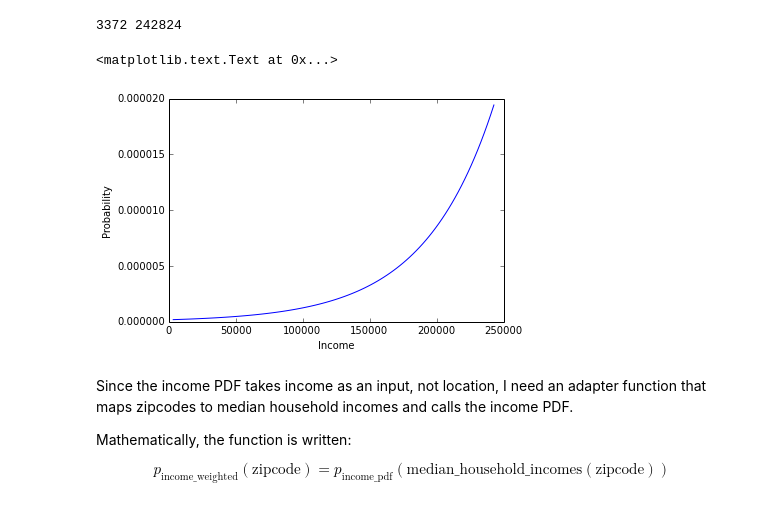
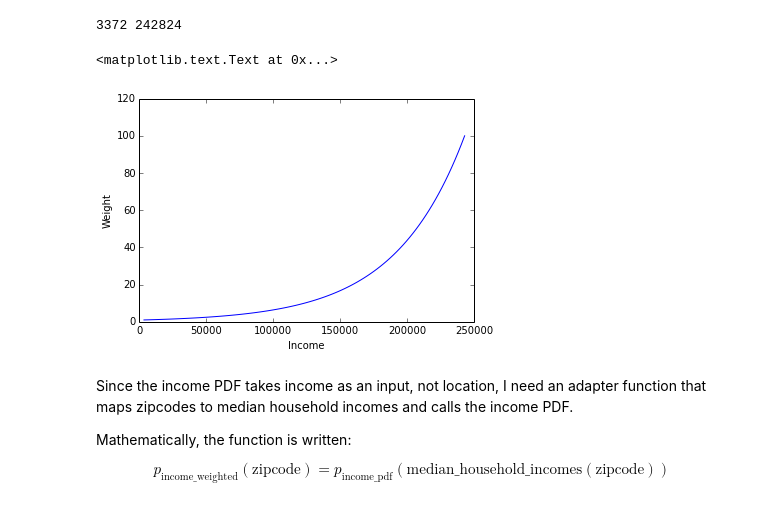
Before and after one commit to rnowling/bigpetstore-data-generator, a Jupyter notebook: notebooks/MonteCarloExample.ipynb, the cells around one changed output. Saved outputs shown, nothing was run; the diff lists cells and outputs as text; code cells hidden in the pictures.

```diff
--- a/notebooks/MonteCarloExample.ipynb
+++ b/notebooks/MonteCarloExample.ipynb
@@ -253,16 +252,16 @@ $$\textrm{min_income} = \min_i{\textrm{median_household_incomes}(i)}$$
 
 $$\textrm{max_income} = \max_i{\textrm{median_household_incomes}(i)}$$
 # %%
-class IncomePDF(object):
-    def __init__(self, table, scaling_factor=100.0):
-        self.max_income = table["median_household_income"].max()
-        self.min_income = table["median_household_income"].min()
+class IncomeScalingWeights(object):
+    def __init__(self, income_table=None, scaling_factor=100.0):
+        self.max_income = income_table["median_household_income"].max()
+        self.min_income = income_table["median_household_income"].min()
         self.scaling_factor = scaling_factor
         self.k = np.log(self.scaling_factor) / (self.max_income - self.min_income)
         # integral of e^kx dx = 1/k e^kx
         # area between [a, b] = 1/k e^kb - 1/k e^ka
-        self.normalization_factor = (np.exp(self.k * (self.max_income - self.min_income)) -
-                                     np.exp(self.k * (self.min_income - self.min_income))) / self.k
+        #self.normalization_factor = (np.exp(self.k * (self.max_income - self.min_income)) -
+        #                             np.exp(self.k * (self.min_income - self.min_income))) / self.k
 
-    def probability(self, income):
-        return np.exp(self.k * (income - self.min_income)) / self.normalization_factor
+    def weight(self, income):
+        return np.exp(self.k * (income - self.min_income)) #/ self.normalization_factor
@@ -271,16 +268,18 @@ income_pdf = IncomePDF(income_table)
+# %%
+income_weights = IncomeScalingWeights(income_table)
 # %%
 print income_table["median_household_income"].min(), income_table["median_household_income"].max()
 incomes = np.linspace(income_table["median_household_income"].min(), income_table["median_household_income"].max(), num=100.0)
-probs = [income_pdf.probability(income) for income in incomes]
+weights = [income_weights.weight(income) for income in incomes]
 # %% [output]
 3372 242824
 # %%
-plt.plot(incomes, probs)
+plt.plot(incomes, weights)
 plt.xlabel("Income")
-plt.ylabel("Probability")
+plt.ylabel("Weight")
 # %% [output]
 <matplotlib.text.Text at 0x...>
-[figure, old version]
+[figure, new version]
 # %% [markdown]
 Since the income PDF takes income as an input, not location, I need an adapter function that maps zipcodes to median household incomes and calls the income PDF.
 
```
Also changed, not shown: parts of 24 cells of this notebook.
